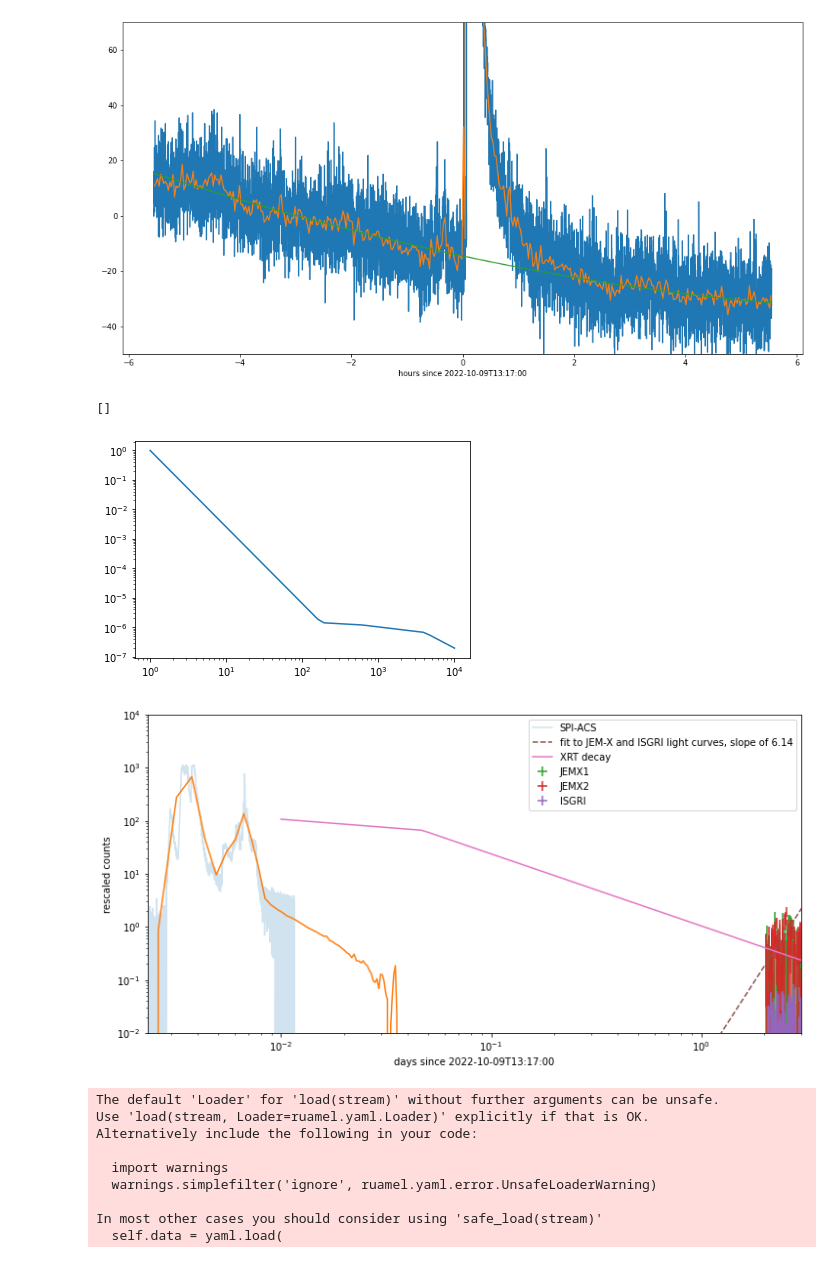
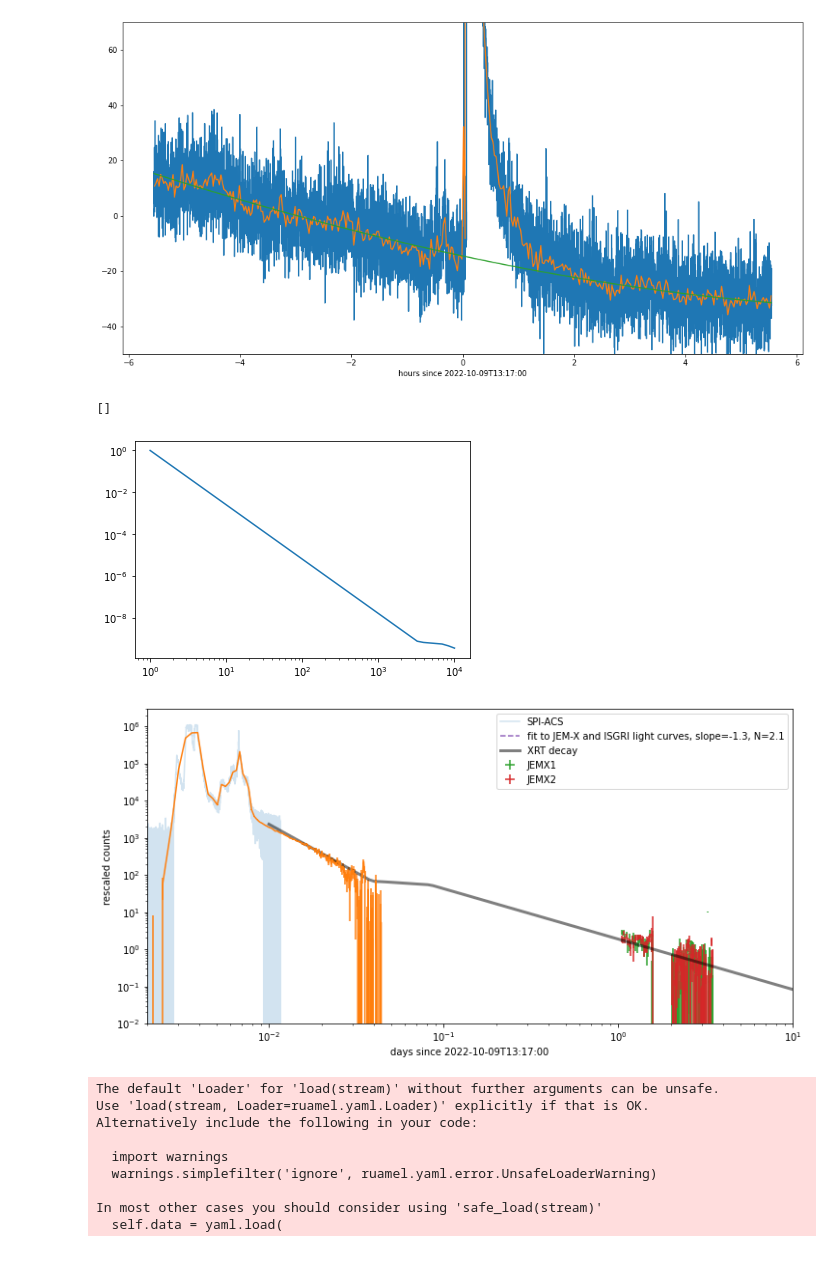
Before and after one commit to volodymyrss/grb221009, a Jupyter notebook: grb221009.ipynb, the cells around one changed output. Saved outputs shown, nothing was run; the diff lists cells and outputs as text; code cells hidden in the pictures.

```diff
--- a/grb221009.ipynb
+++ b/grb221009.ipynb
@@ -62,8 +49,8 @@ src_coord.transform_to('galactic')
 <SkyCoord (Galactic): (l, b) in deg
     (52.95942238, 4.32250154)>
 # %%
-# scw_dict = pd.DataFrame(requests.get("https://www.astro.unige.ch/mmoda/dispatch-data/gw/timesystem/api/v1.0/scwlist/nrt/2022-10-08T00:39:04/2022-10-23T08:02:00?"
-scw_dict = pd.DataFrame(requests.get("https://www.astro.unige.ch/mmoda/dispatch-data/gw/timesystem/api/v1.0/scwlist/nrt/2022-10-11T10:39:04/2022-10-13T10:02:00?"
+scw_dict = pd.DataFrame(requests.get("https://www.astro.unige.ch/mmoda/dispatch-data/gw/timesystem/api/v1.0/scwlist/nrt/2022-10-08T00:39:04/2022-10-23T08:02:00?"
+# scw_dict = pd.DataFrame(requests.get("https://www.astro.unige.ch/mmoda/dispatch-data/gw/timesystem/api/v1.0/scwlist/nrt/2022-10-11T10:39:04/2022-10-13T10:02:00?"
              f"ra={src_coord.ra.deg}&dec={src_coord.dec.deg}&radius=10&return_columns=SWID,SW_TYPE,TELAPSE").json())
 
 scw_list = scw_dict['SWID'][scw_dict['SW_TYPE'].str.strip() == "POINTING"]
@@ -503,6 +492,7 @@ Text(0.5, 0, 'hours since 2022-10-09T13:17:00')
 # %%
 def xrt_decay(t):
     # #32671
+    offset_s = ((T0bat.mjd - 51544) - T0_ijd)*24*3600
     slopes = """Alpha_1 : 2.6 (+0.4, -0.7)
     Tbreak_1: 177.4 (+2.0, -9.6)
     Alpha_2 : 0.144 (+0.022, -0.026)
@@ -512,6 +502,10 @@ def xrt_decay(t):
     Alpha_4 : 1.357 (+/-0.010)"""
 
     slopes =  {s.split(":")[0].strip(): float(s.split(":")[1].split()[0].strip()) for s in slopes.split("\n")}
+
+    for k in slopes:
+        if k.startswith('Tbr'):
+            slopes[k] += offset_s
 
     r = t**(-slopes['Alpha_1'])
 
@@ -543,7 +537,7 @@ plt.plot(
 plt.loglog()
 # %% [output]
 []
-[figure, old version]
+[figure, new version]
 # %%
 from statistics import mode
 
@@ -557,70 +551,102 @@ plt.figure(figsize=(12,6))
 m = acslc.t  - T0_ijd > -200/24/3600
 m = acslc.t  - T0_ijd < 1000/24/3600
 
+acs_scale = 1e-1
+
 plt.plot(
     (acslc.t - T0_ijd)[m],
-    (acslc.c - bkg)[m]/1e2,
+    (acslc.c - bkg)[m]/acs_scale,
     alpha=0.2,
     label="SPI-ACS"
 )
 
-n = 1000
-plt.plot(
+n = 500
+plt.errorbar(
         (rebin(acslc.t, n)/n - T0_ijd),
-        (rebin(acslc.c, n)/n - bkg)/1e2
+        (rebin(acslc.c, n)/n - bkg)/acs_scale,
+        (rebin(acslc.c, n))**0.5/n/acs_scale
     )
 
 
 for d, f, n in [
     (d_j1, 1, 'JEMX1'),
     (d_j2, 1, 'JEMX2'),
-    (d_i, 0.01, 'ISGRI'),
+    # (d_i, 0.01, 'ISGRI'),
 ]:
     plt.errorbar(
         d['TIME'] - T0_ijd,
-        f*d['RATE'], f*d['ERROR'], xerr=d['TIMEDEL']/2, ls="", label=n)
+        f*d['RATE'],
+        f*d['ERROR'],
+        xerr=d['TIMEDEL']/2, ls="", label=n)
 
 
 
 plt.loglog()
 plt.xlim([200./24/3600, 3])
 plt.xlabel(f"days since {T0_isot}")
 
 # plt.axvspan(Time("2022-10-10 13:27:56").mjd - 51544 - T0_ijd, Time("2022-10-10 14:27:28").mjd - 51544 - T0_ijd, alpha=0.2)
 # plt.axvspan(Time("2022-10-10 15:02:00").mjd - 51544 - T0_ijd, Time("2022-10-11 04:19:48").mjd - 51544 - T0_ijd, alpha=0.2)
 
 np.sum(d['TIMEDEL'])*24*3600
 
 
 from scipy.optimize import minimize
 
 # minimize()l
 t_model = lambda t, N, slope: N*t**slope
+slope = -1.3
+t_model_noslope = lambda t, N: N*t**slope_0
 
 def loss(p):
-    N, slope = p
-    return np.sum(((t_model(d_j1['TIME'] - T0_ijd, N, slope) - d_j1['RATE']) / d_j1['ERROR'])**2) + \
-           np.sum(((t_model(d_j2['TIME'] - T0_ijd, N, slope) - d_j2['RATE']) / d_j2['ERROR'])**2) #+ \
+    if len(p) == 1:
+        N, = p
+        slope = -1.3
+    else:
+        N, slope = p
+
+    d = np.concatenate([
+        (t_model(d_j1['TIME'] - T0_ijd, N, slope) - d_j1['RATE']) / d_j1['ERROR'],
+        (t_model(d_j2['TIME'] - T0_ijd, N, slope) - d_j2['RATE']) / d_j2['ERROR']
+    ])
+
+
+    m = d**2 < np.percentile(d**2, 95)
+
+    # print(N, slope, (d**2).sum(), d_j1[d.argmax()], d_j1[d.argmin()])
+    # plt.plot(d_j1['TIME'], d**2)
+    return np.sum(d[m]**2) # + \
+        #    np.sum(((t_model(d_j2['TIME'] - T0_ijd, N, slope) - d_j2['RATE']) / d_j2['ERROR'])**2) + \
         #    np.sum(((t_model(d_i['TIME'] - T0_ijd, N, slope) - d_i['RATE']) / d_i['ERROR'])**2)
 
-N_fitted, slope_fitted = minimize(loss, [1, 0]).x
-t = np.logspace(-1.5, 1, 100)
-plt.plot(t, t_model(t, N_fitted, slope_fitted), ls="--", label=f'fit to JEM-X and ISGRI light curves, slope of {slope_fitted:.3g}')
+slope_fitted = slope
+N_fitted, = minimize(loss, [1]).x
+# N_fitted, slope_fitted = minimize(loss, [N_fitted, slope]).x
+
+
+t = np.logspace(-1.5, 1, 100) + 200
+plt.plot(t, t_model(t, N_fitted, slope_fitted), ls="--", label=f'fit to JEM-X and ISGRI light curves, slope={slope_fitted:.3g}, N={N_fitted:.2g}')
+
+T0bat = Time('2022-10-09 14:10:17')
+
+xrt_norm = 1e3
 
 t = np.logspace(-2, 1, 100)
-plt.plot(t, xrt_decay(t*24*3600)*1e8, label="XRT decay")
+plt.plot(t, xrt_norm*xrt_decay(t*24*3600)*1e8, label="XRT decay", lw=3, ls="-", c='k', alpha=0.5)
 
 plt.legend()
 
-plt.ylim([1e-2, 1e4])
+plt.xlim([2e-3, 10])
+plt.ylim([1e-2, 3e6])
 
 plt.ylabel("rescaled counts")
 plt.savefig("figs/joint_lc.png")
+plt.savefig("grb221009-picture/lc.png")
 
 # https://www.swift.ac.uk/burst_analyser/01126853/
 # https://gcn.gsfc.nasa.gov/gcn3/32671.gcn3
 # %% [output]
-[figure, old version]
+[figure, new version]
 # %%
 with DraftData() as dd:
     dd['T0_isot'] = T0_isot
```
Also changed, not shown: parts of 19 cells of this notebook, 45 other files.
